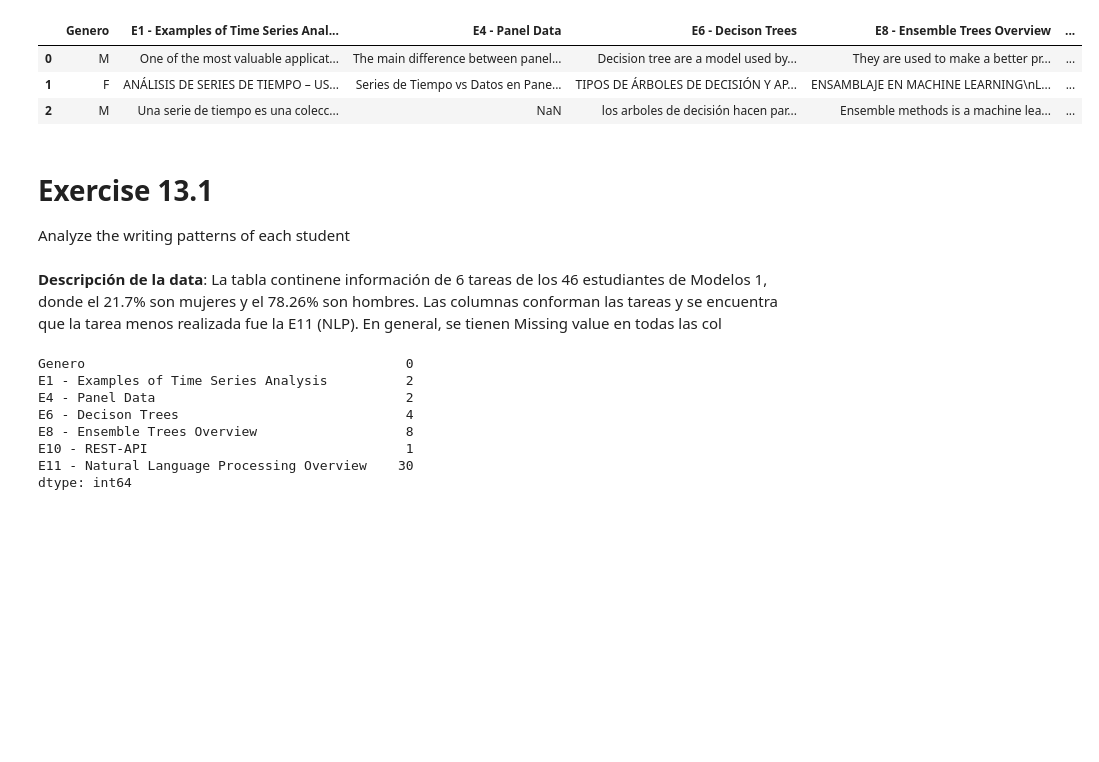
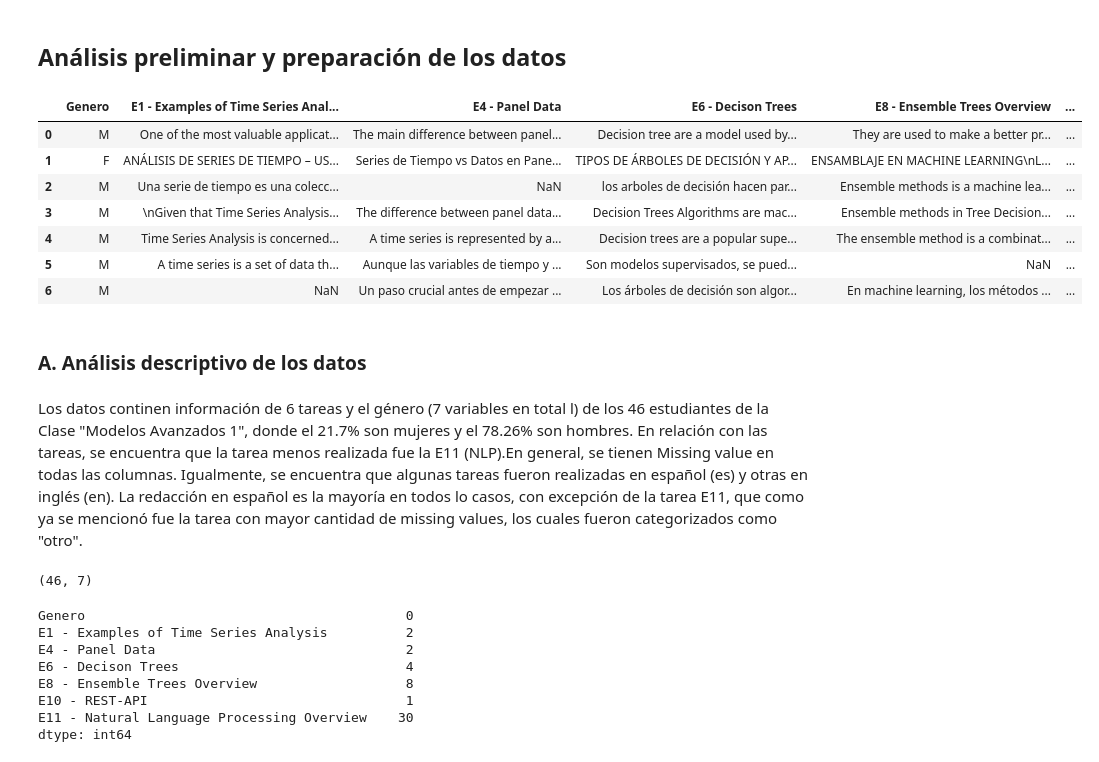
Before and after one commit to NecesitoUnNick/S3, a Jupyter notebook: E13-ClassHomeworksAnalysis.ipynb, the cells around one changed output. Drawn from its saved outputs; the diff is of its cells as text; code cells hidden in the pictures; blank space fills up the shorter version.

```diff
--- a/E13-ClassHomeworksAnalysis.ipynb
+++ b/E13-ClassHomeworksAnalysis.ipynb
@@ -5,23 +8,31 @@
+# %% [markdown]
+## Análisis preliminar y preparación de los datos
 # %%
 import pandas as pd
 import numpy as np
 
 %matplotlib inline
 import matplotlib.pyplot as plt
 
 data = pd.read_excel('https://github.com/albahnsen/AdvancedMethodsDataAnalysisClass/raw/master/datasets/Consolidado_respuestas_escribir_v2.xlsx', encoding='UTF-8')
-data.head(3)
+data.head(7)
 # %% [output]
 |  | Genero | E1 - Examples of Time Series Anal... | E4 - Panel Data | E6 - Decison Trees | E8 - Ensemble Trees Overview | ... |
 | 0 | M | One of the most valuable applicat... | The main difference between panel... | Decision tree are a model used by... | They are used to make a better pr... | ... |
 | 1 | F | ANÁLISIS DE SERIES DE TIEMPO – US... | Series de Tiempo vs Datos en Pane... | TIPOS DE ÁRBOLES DE DECISIÓN Y AP... | ENSAMBLAJE EN MACHINE LEARNING\nL... | ... |
 | 2 | M | Una serie de tiempo es una colecc... | NaN | los arboles de decisión hacen par... | Ensemble methods is a machine lea... | ... |
+| 3 | M | \nGiven that Time Series Analysis... | The difference between panel data... | Decision Trees Algorithms are mac... | Ensemble methods in Tree Decision... | ... |
+| 4 | M | Time Series Analysis is concerned... | A time series is represented by a... | Decision trees are a popular supe... | The ensemble method is a combinat... | ... |
+| 5 | M | A time series is a set of data th... | Aunque las variables de tiempo y ... | Son modelos supervisados, se pued... | NaN | ... |
+| 6 | M | NaN | Un paso crucial antes de empezar ... | Los árboles de decisión son algor... | En machine learning, los métodos ... | ... |
-# %% [markdown]
-# Exercise 13.1
-
-Analyze the writing patterns of each student
+# %% [markdown]
+### A. Análisis descriptivo de los datos
 # %% [markdown]
-**Descripción de la data**: La tabla continene información de 6 tareas de los 46 estudiantes de Modelos 1, donde el 21.7% son mujeres y el 78.26% son hombres. Las columnas conforman las tareas y se encuentra que la tarea menos realizada fue la E11 (NLP). En general, se tienen Missing value en todas las col
+Los datos continen información de 6  tareas y el género (7 variables en total l) de los 46 estudiantes de la Clase "Modelos Avanzados 1", donde el 21.7% son mujeres y el 78.26% son hombres. En relación con las tareas, se encuentra que la tarea menos realizada fue la E11 (NLP).En general, se tienen Missing value en todas las columnas. Igualmente, se encuentra que algunas tareas fueron realizadas en español (es) y otras en inglés (en). La redacción en español es la mayoría en todos lo casos, con excepción de la tarea E11, que como ya se mencionó fue la tarea con mayor cantidad de missing values, los cuales fueron categorizados como "otro".
+# %%
+data.shape
+# %% [output]
+(46, 7)
 # %%
 data.isnull().sum()
 # %% [output]
```
Also changed, not shown: parts of 106 cells of this notebook, 2 other files.
